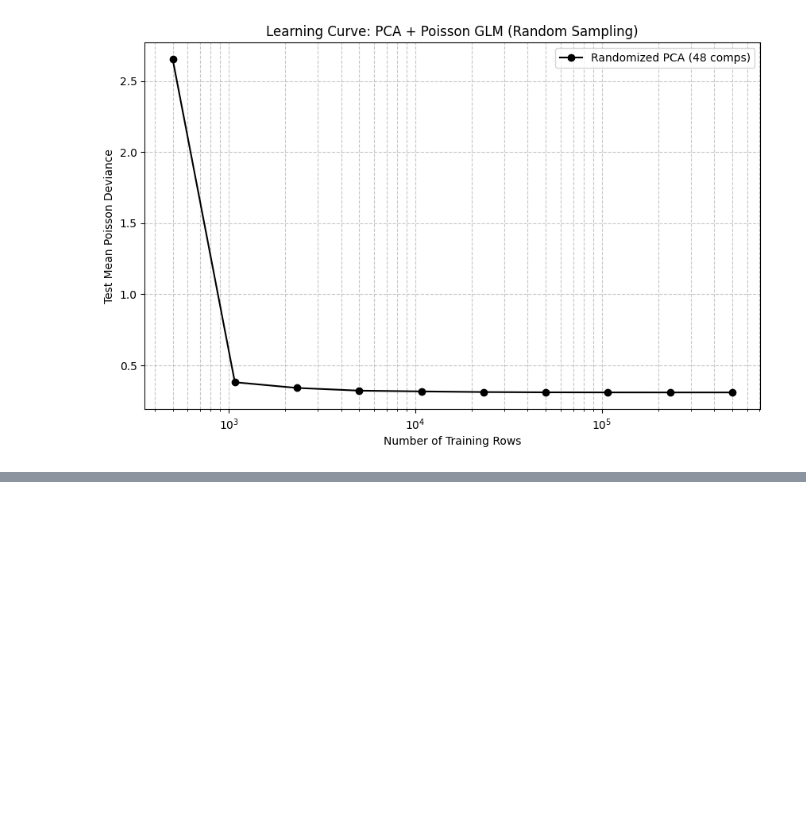
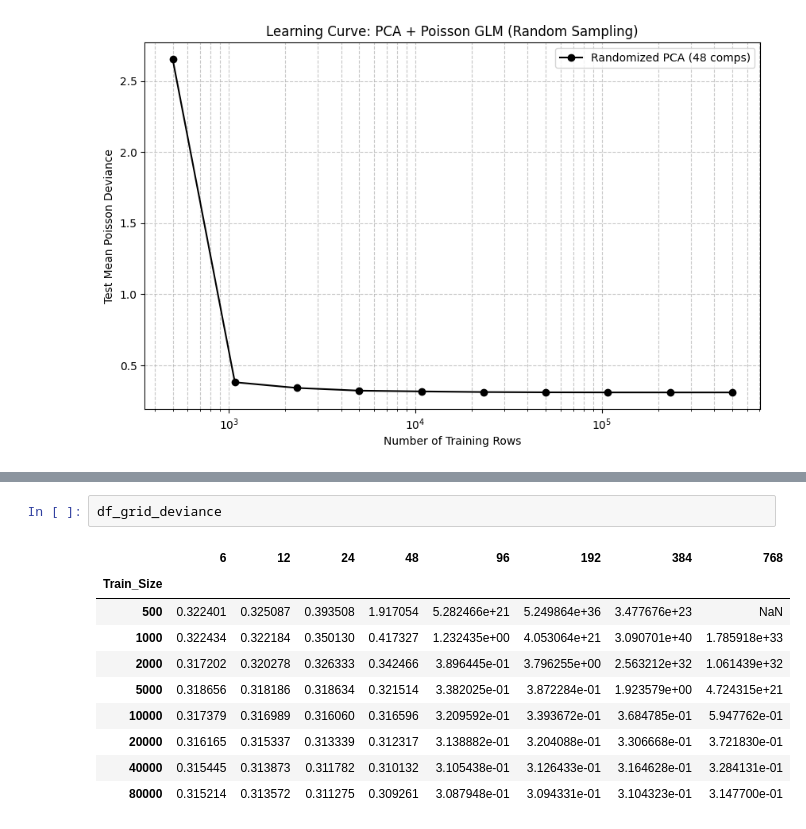
Before and after one commit to derekkusmenko/FinetuneLLM_Pricing, a Jupyter notebook: analysis_finetuning.ipynb, the cells around one changed output, grey strips where cells are left out. Saved outputs shown, nothing was run; the diff lists cells and outputs as text; blank space fills up the shorter version.

```diff
--- a/analysis_finetuning.ipynb
+++ b/analysis_finetuning.ipynb
@@ -414,0 +537,13 @@ Size 500000: 0.30911
+# %%
+df_grid_deviance
+# %% [output]
+|  | 6 | 12 | 24 | 48 | 96 | 192 | 384 | 768 |
+| Train_Size |  |  |  |  |  |  |  |  |
+| 500 | 0.322401 | 0.325087 | 0.393508 | 1.917054 | 5.282466e+21 | 5.249864e+36 | 3.477676e+23 | NaN |
+| 1000 | 0.322434 | 0.322184 | 0.350130 | 0.417327 | 1.232435e+00 | 4.053064e+21 | 3.090701e+40 | 1.785918e+33 |
+| 2000 | 0.317202 | 0.320278 | 0.326333 | 0.342466 | 3.896445e-01 | 3.796255e+00 | 2.563212e+32 | 1.061439e+32 |
+| 5000 | 0.318656 | 0.318186 | 0.318634 | 0.321514 | 3.382025e-01 | 3.872284e-01 | 1.923579e+00 | 4.724315e+21 |
+| 10000 | 0.317379 | 0.316989 | 0.316060 | 0.316596 | 3.209592e-01 | 3.393672e-01 | 3.684785e-01 | 5.947762e-01 |
+| 20000 | 0.316165 | 0.315337 | 0.313339 | 0.312317 | 3.138882e-01 | 3.204088e-01 | 3.306668e-01 | 3.721830e-01 |
+| 40000 | 0.315445 | 0.313873 | 0.311782 | 0.310132 | 3.105438e-01 | 3.126433e-01 | 3.164628e-01 | 3.284131e-01 |
+| 80000 | 0.315214 | 0.313572 | 0.311275 | 0.309261 | 3.087948e-01 | 3.094331e-01 | 3.104323e-01 | 3.147700e-01 |
```
Also changed, not shown: parts of 4 cells of this notebook.
